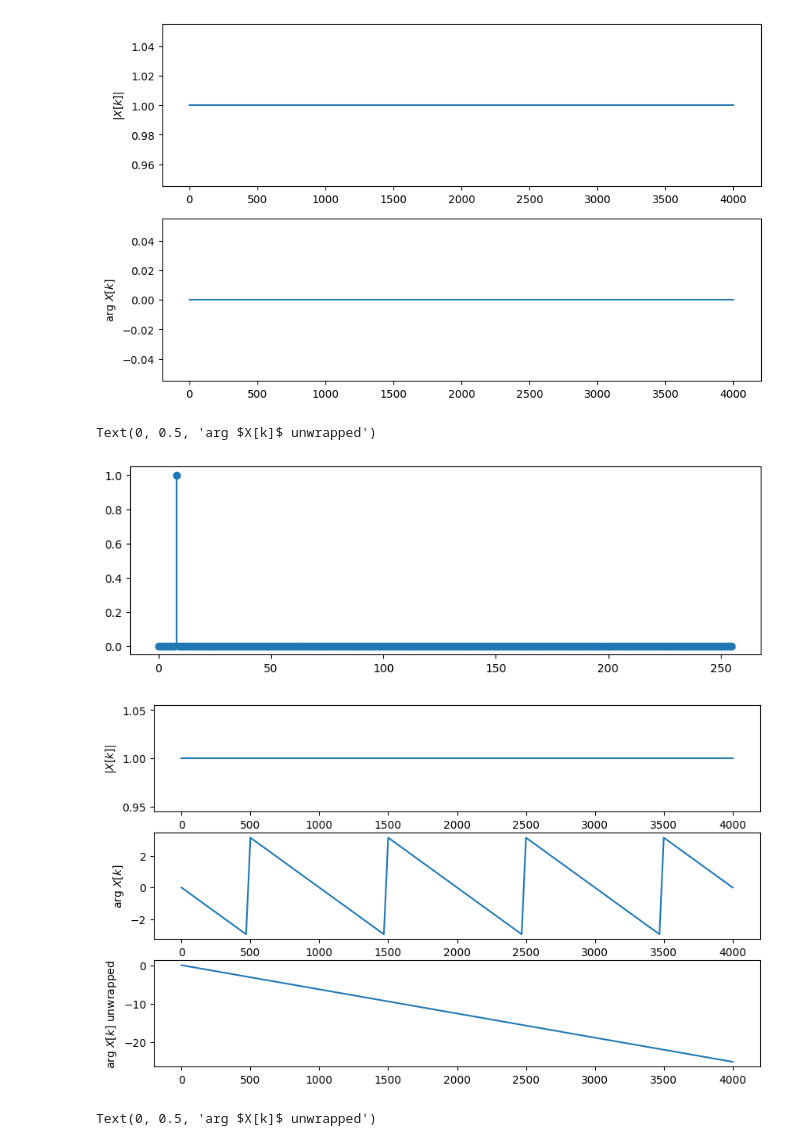
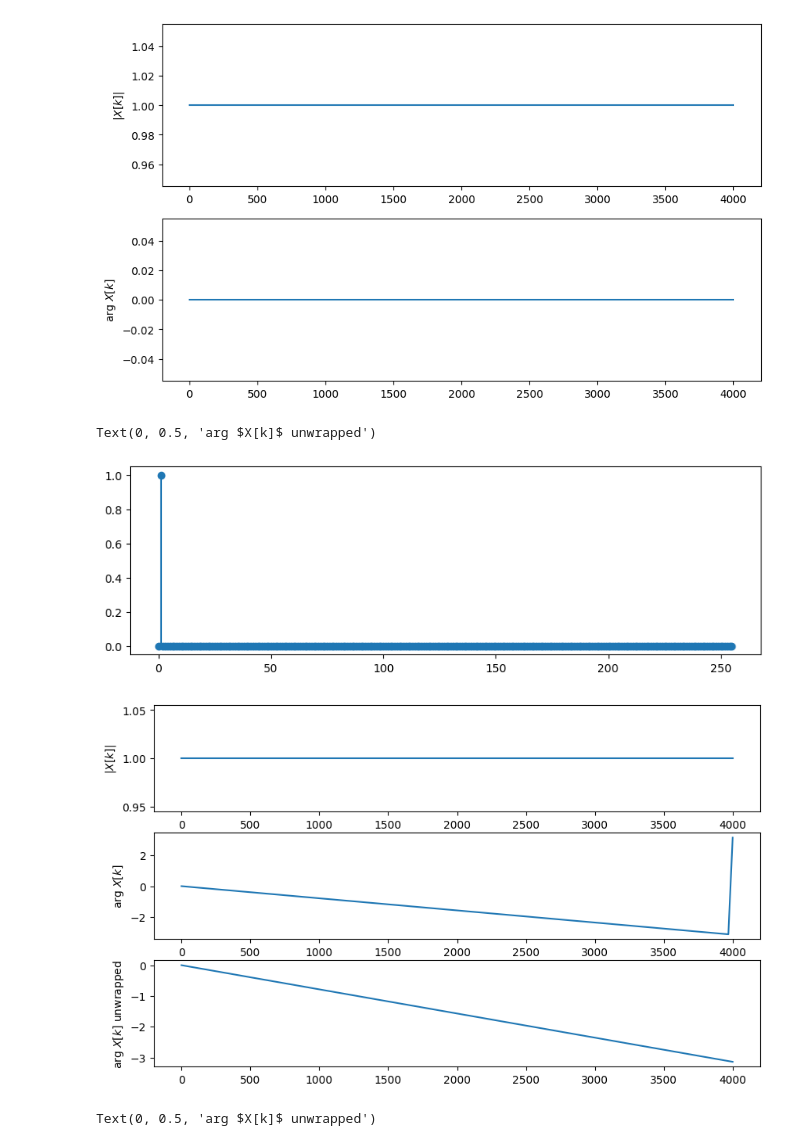
Before and after one commit to Katzoun/ISS-course, a Jupyter notebook: 03_spectral_analysis_2/03_spectral_2.ipynb, the cells around one changed output. Drawn from its saved outputs; the diff is of its cells as text; code cells hidden in the pictures.

```diff
--- a/03_spectral_analysis_2/03_spectral_2.ipynb
+++ b/03_spectral_analysis_2/03_spectral_2.ipynb
@@ -101,22 +113,22 @@ Text(0, 0.5, 'arg $X[k]$')
 # %%
 # >>>>>>>>>>>>>>>>> #dft_of_shifted_pulse <<<<<<<<<<<<<<<<<<<<<<<<<
 x = np.zeros(N)
-g = 8  # <--------------- set the pulse position here
+g = 1  # <--------------- set the pulse position here
 x[g] = 1
 X = np.fft.fft(x)
 plt.figure(figsize=(10,3))
 plt.stem(n,x,basefmt=" ")
 _, ax = plt.subplots(3,1, figsize=(10,6))
 ax[0].plot(f,np.abs(X[kall]))
 ax[0].set_ylabel('$|X[k]|$')
 ax[1].plot(f,np.angle(X[kall]))
 ax[1].set_ylabel('arg $X[k]$')
 ax[2].plot(f,np.unwrap(np.angle(X[kall])))
 ax[2].set_ylabel('arg $X[k]$ unwrapped')
 # %% [output]
 Text(0, 0.5, 'arg $X[k]$ unwrapped')
-[figure, old version]
+[figure, new version]
-[figure, old version]
+[figure, new version]
 # %%
 # >>>>>>>>>>>>>>>>> #dft_of_rectangle <<<<<<<<<<<<<<<<<<<<<<<<<
 x = np.zeros(N)
```
Also changed, not shown: parts of 6 cells of this notebook, 1 other file.
